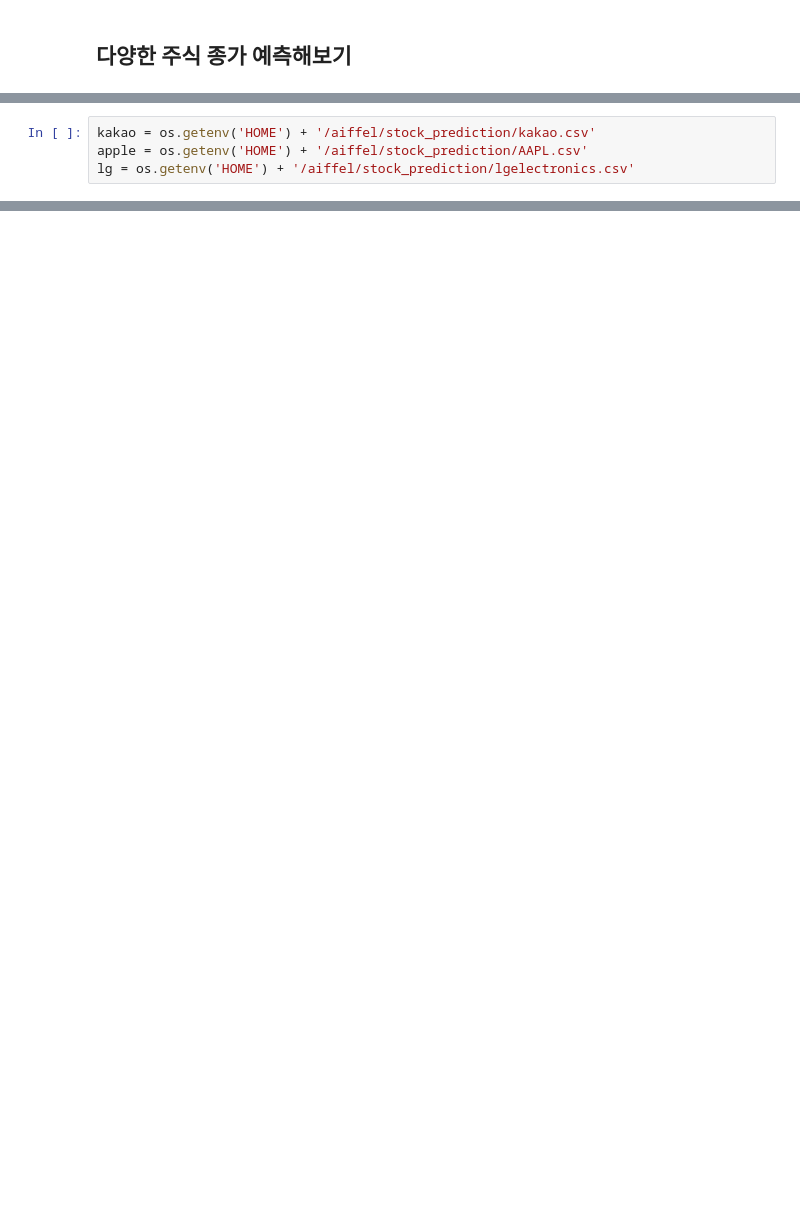
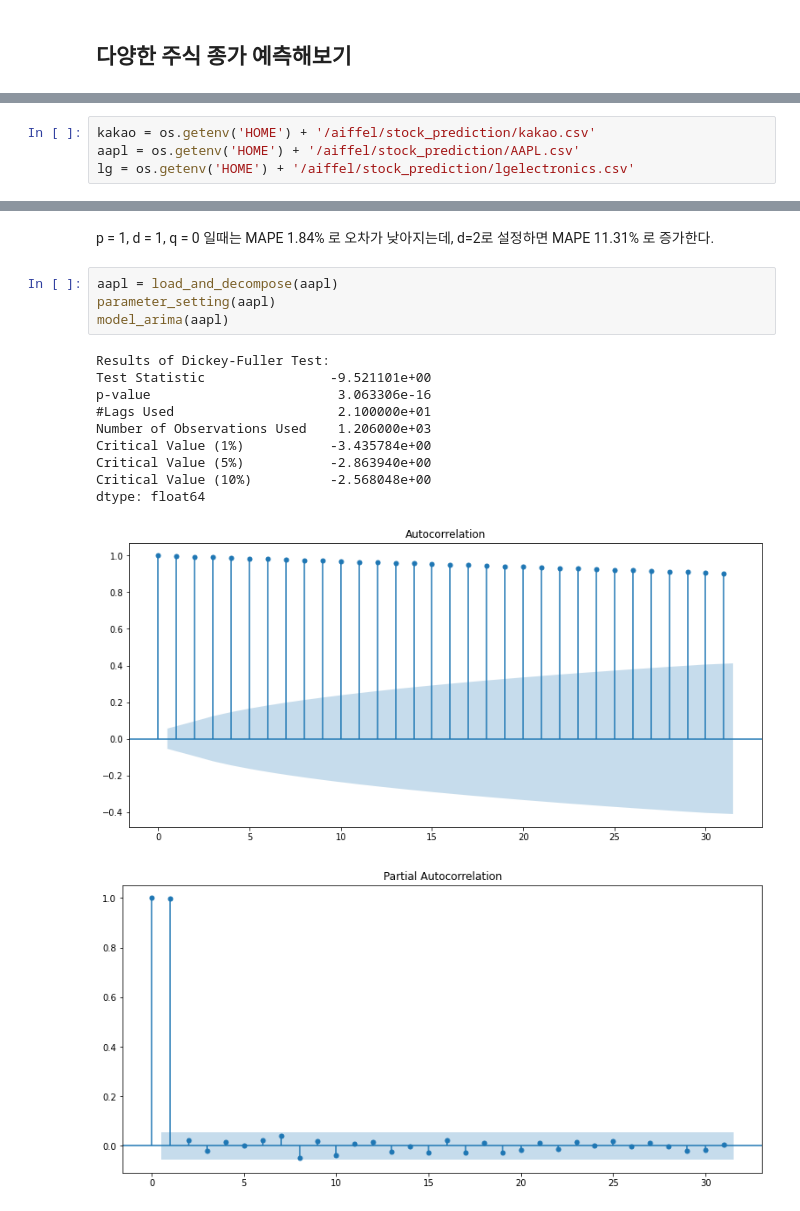
Before and after one commit to minji2744/AIFFEL, a Jupyter notebook: E14/E14.ipynb, the cells around one changed output, grey strips where cells are left out. Cells and saved outputs as stored; diff of their text form; blank space fills up the shorter version.

```diff
--- a/E14/E14.ipynb
+++ b/E14/E14.ipynb
@@ -412,5 +434,5 @@ def forecast30days(data_path):
     plt.show()
 # %%
 kakao = os.getenv('HOME') + '/aiffel/stock_prediction/kakao.csv'
-apple = os.getenv('HOME') + '/aiffel/stock_prediction/AAPL.csv'
+aapl = os.getenv('HOME') + '/aiffel/stock_prediction/AAPL.csv'
 lg = os.getenv('HOME') + '/aiffel/stock_prediction/lgelectronics.csv'
@@ -484,0 +516,18 @@ AR.1           -9.3328           +0.0000j            9.3328            0.5000
+# %% [markdown]
+p = 1, d = 1, q = 0 일때는 MAPE 1.84% 로 오차가 낮아지는데, d=2로 설정하면 MAPE 11.31% 로 증가한다.
+# %%
+aapl = load_and_decompose(aapl)
+parameter_setting(aapl)
+model_arima(aapl)
+# %% [output]
+Results of Dickey-Fuller Test:
+Test Statistic                -9.521101e+00
+p-value                        3.063306e-16
+#Lags Used                     2.100000e+01
+Number of Observations Used    1.206000e+03
+Critical Value (1%)           -3.435784e+00
+Critical Value (5%)           -2.863940e+00
+Critical Value (10%)          -2.568048e+00
+dtype: float64
+[figure, added]
+[figure, added]
```
Also changed, not shown: parts of 34 cells of this notebook.
